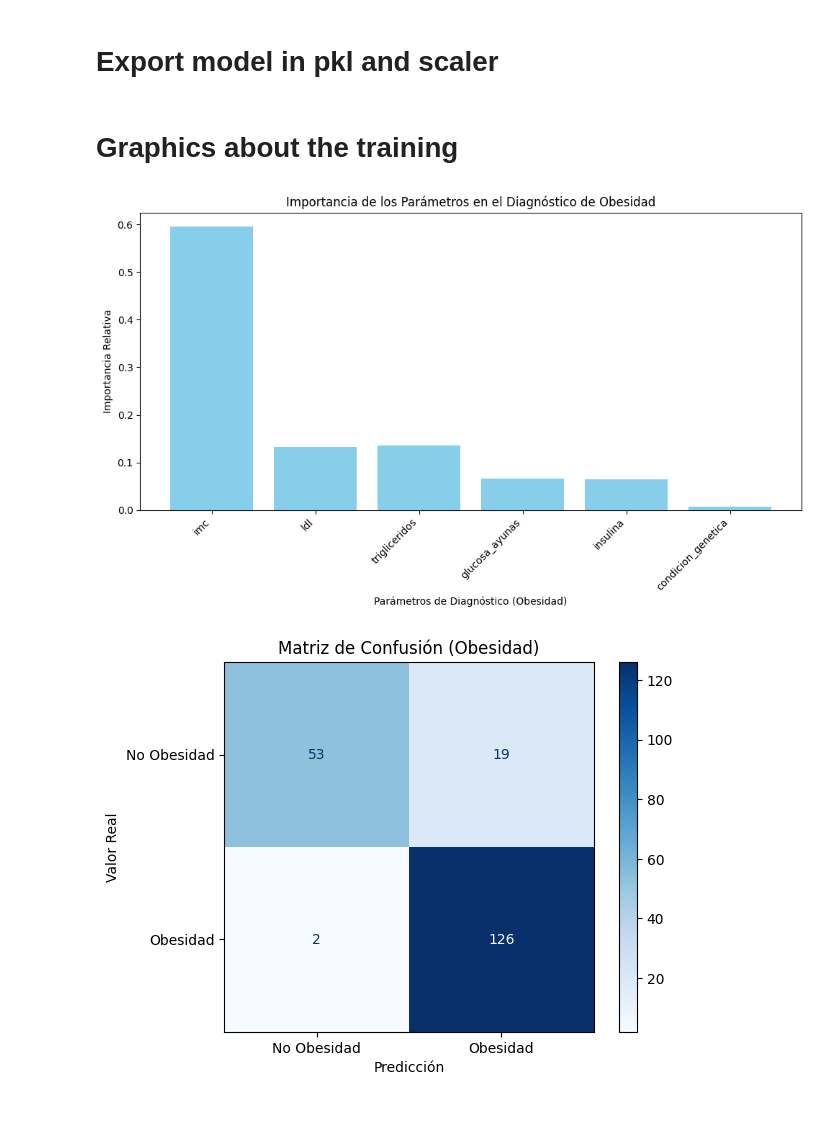
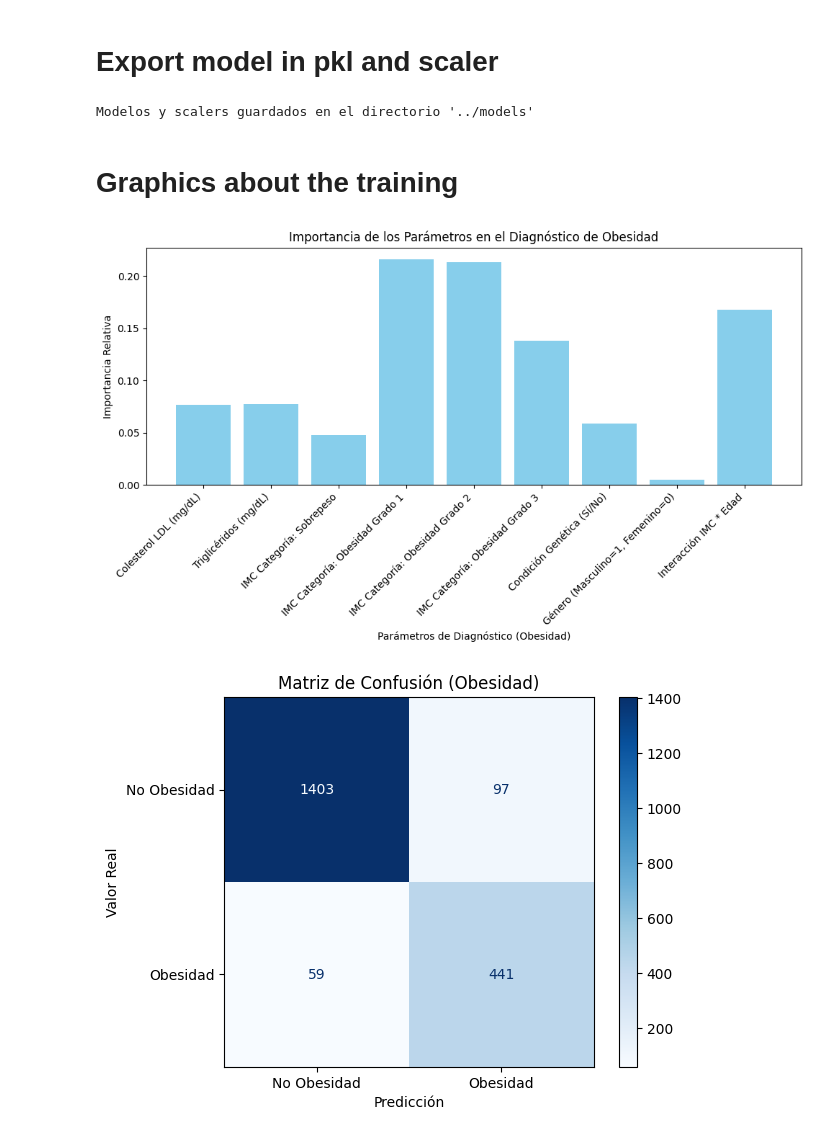
Before and after one commit to angelbl11/ml-preven-ia, a Jupyter notebook: notebooks/preven_ia_obesity_training_model.ipynb, the cells around one changed output. Cells and saved outputs as stored; diff of their text form; code cells hidden in the pictures.

Commit message:
new model training, ep adapted and readme added

```diff
--- a/notebooks/preven_ia_obesity_training_model.ipynb
+++ b/notebooks/preven_ia_obesity_training_model.ipynb
@@ -250,36 +554,42 @@ os.makedirs(MODEL_DIR, exist_ok=True)
 with open(os.path.join(MODEL_DIR, "scaler_obesity.pkl"), "wb") as file:
     pickle.dump(scaler_obesity, file)
 with open(os.path.join(MODEL_DIR, "obesity_model.pkl"), "wb") as file:
-    pickle.dump(obesity_model, file)
+    pickle.dump(best_obesity_model, file)
 
 with open(os.path.join(MODEL_DIR, "scaler_diabetes.pkl"), "wb") as file:
     pickle.dump(scaler_diabetes, file)
 with open(os.path.join(MODEL_DIR, "diabetes_model.pkl"), "wb") as file:
-    pickle.dump(model_diabetes, file)
+    pickle.dump(best_diabetes_model, file)
 
 with open(os.path.join(MODEL_DIR, "scaler_hipertension.pkl"), "wb") as file:
     pickle.dump(scaler_hipertension, file)
 with open(os.path.join(MODEL_DIR, "hipertension_model.pkl"), "wb") as file:
-    pickle.dump(model_hipertension, file)
+    pickle.dump(best_hipertension_model, file)
 
 print(f"Modelos y scalers guardados en el directorio '{MODEL_DIR}'")
+# %% [output]
+Modelos y scalers guardados en el directorio '../models'
 # %% [markdown]
 # Graphics about the training
 # %%
 # --- Importancia de las Características (Obesidad) ---
-feature_importances_obesity = obesity_model.feature_importances_
+feature_importances_obesity = best_obesity_model.feature_importances_
 importance_df_obesity = pd.DataFrame({'feature': features_obesity, 'importance': feature_importances_obesity})
+
 # Priorizar: imc, ldl, trigliceridos; luego el resto
-ordered_features = ['imc', 'ldl', 'trigliceridos']
+ordered_features = ['IMC Categoría: Sobrepeso', 'IMC Categoría: Obesidad Grado 1', 'IMC Categoría: Obesidad Grado 2', 'IMC Categoría: Obesidad Grado 3', 'ldl', 'trigliceridos'] # Use descriptive names for ordering
 ordered_importance = []
-for feat in ordered_features:
-    if feat in importance_df_obesity['feature'].values:
-        ordered_importance.append(importance_df_obesity[importance_df_obesity['feature'] == feat])
+for feat_short_name in ordered_features: # Iterate through short names for ordering
+    if feat_short_name in importance_df_obesity['feature'].values:
+        ordered_importance.append(importance_df_obesity[importance_df_obesity['feature'] == feat_short_name])
 remaining = importance_df_obesity[~importance_df_obesity['feature'].isin(ordered_features)]
 ordered_importance_df = pd.concat(ordered_importance + [remaining], ignore_index=True)
 
+# Get descriptive labels for features
+descriptive_feature_labels_obesity = [feature_name_mapping_obesity.get(feature_short_name, feature_short_name) for feature_short_name in ordered_importance_df['feature']]
+
 plt.figure(figsize=(10,6))
-plt.bar(ordered_importance_df['feature'], ordered_importance_df['importance'], color='skyblue')
+plt.bar(descriptive_feature_labels_obesity, ordered_importance_df['importance'], color='skyblue') # Use descriptive labels here
 plt.xlabel('Parámetros de Diagnóstico (Obesidad)')
 plt.ylabel('Importancia Relativa')
 plt.title('Importancia de los Parámetros en el Diagnóstico de Obesidad')
@@ -308,12 +618,16 @@ plt.show()
 
 
 # --- Importancia de las Características (Diabetes) ---
-feature_importances_diabetes = model_diabetes.feature_importances_
+feature_importances_diabetes = best_diabetes_model.feature_importances_
 importance_df_diabetes = pd.DataFrame({'feature': features_diabetes, 'importance': feature_importances_diabetes})
 importance_df_diabetes = importance_df_diabetes.sort_values(by='importance', ascending=False)
 
+# Get descriptive labels for features
+descriptive_feature_labels_diabetes = [feature_name_mapping_diabetes.get(feature_short_name, feature_short_name) for feature_short_name in importance_df_diabetes['feature']]
+
+
 plt.figure(figsize=(10,6))
-plt.bar(importance_df_diabetes['feature'], importance_df_diabetes['importance'], color='lightcoral')
+plt.bar(descriptive_feature_labels_diabetes, importance_df_diabetes['importance'], color='lightcoral') # Use descriptive labels here
 plt.xlabel('Parámetros de Diagnóstico (Diabetes)')
 plt.ylabel('Importancia Relativa')
 plt.title('Importancia de los Parámetros en el Diagnóstico de Diabetes')
@@ -345,16 +659,17 @@ plt.show()
 
 
 # --- Importancia de las Características (Hipertensión) ---
-feature_importances_hipertension = model_hipertension.feature_importances_
+feature_importances_hipertension = best_hipertension_model.feature_importances_
 feature_names_hipertension = features_hipertension
 importance_df_hipertension = pd.DataFrame({'feature': feature_names_hipertension, 'importance': feature_importances_hipertension})
 
 # Ordenar por importancia y luego priorizar presión arterial, creatinina y LDL
 importance_df_hipertension = importance_df_hipertension.sort_values(by='importance', ascending=False)
-ordered_features_hipertension = ['presion_arterial_sistolica', 'presion_arterial_diastolica', 'creatinina', 'ldl']
+ordered_features_hipertension = ['presion_arterial_sistolica', 'presion_arterial_diastolica', 'creatinina', 'ldl'] # Use short names for ordering, although descriptive would also work now. Using short for consistency
 ordered_importance_hipertension = []
 remaining_features_importance_hipertension = []
 
+# Keeping ordering logic based on short names, but for labels we will use descriptive
 for feature_name in ordered_features_hipertension:
     if feature_name in importance_df_hipertension['feature'].values:
         ordered_importance_hipertension.append(importance_df_hipertension[importance_df_hipertension['feature'] == feature_name])
@@ -362,38 +677,41 @@ for feature_name in ordered_features_hipertension:
 remaining_features_importance_hipertension = importance_df_hipertension[~importance_df_hipertension['feature'].isin(ordered_features_hipertension)]
 ordered_importance_df_hipertension = pd.concat(ordered_importance_hipertension + [remaining_features_importance_hipertension], ignore_index=True)
 
+# Get descriptive labels for features
+descriptive_feature_labels_hipertension = [feature_name_mapping_hipertension.get(feature_short_name, feature_short_name) for feature_short_name in ordered_importance_df_hipertension['feature']]
+
 
 plt.figure(figsize=(10, 6))
-plt.bar(ordered_importance_df_hipertension['feature'], ordered_importance_df_hipertension['importance'], color='lightgreen')
+plt.bar(descriptive_feature_labels_hipertension, ordered_importance_df_hipertension['importance'], color='lightgreen') # Use descriptive labels here
 plt.xlabel('Parámetros de Diagnóstico (Hipertensión)')
 plt.ylabel('Importancia Relativa')
 plt.title('Importancia de los Parámetros en el Diagnóstico de Hipertensión')
 plt.xticks(rotation=45, ha='right')
 plt.tight_layout()
 plt.show()
 
 # --- Matriz de Confusión (Hipertensión) ---
 cm_hipertension = confusion_matrix(y_test_hipertension, y_pred_hipertension_binary)
 disp_hipertension = ConfusionMatrixDisplay(confusion_matrix=cm_hipertension, display_labels=['No Hipertensión', 'Hipertensión'])
 disp_hipertension.plot(cmap=plt.cm.Greens)
 plt.title('Matriz de Confusión (Hipertensión)')
 plt.xlabel('Predicción')
 plt.ylabel('Valor Real')
 plt.show()
 
 
 # --- Curva ROC y AUC (Hipertensión) ---
 fpr_hipertension, tpr_hipertension, _ = roc_curve(y_test_hipertension, y_pred_prob_hipertension)
 roc_auc_hipertension = auc(fpr_hipertension, tpr_hipertension)
 
 plt.figure(figsize=(8, 6))
 plt.plot(fpr_hipertension, tpr_hipertension, color='limegreen', lw=2, label=f'Curva ROC (AUC = {roc_auc_hipertension:.2f})')
 plt.plot([0, 1], [0, 1], color='navy', lw=2, linestyle='--')
 plt.xlabel('Tasa de Falsos Positivos')
 plt.ylabel('Tasa de Verdaderos Positivos')
 plt.title('Curva ROC para el Modelo de Hipertensión')
 plt.legend(loc="lower right")
 plt.show()
 # %% [output]
-[figure, old version]
+[figure, new version]
-[figure, old version]
+[figure, new version]
```
Also changed, not shown: parts of 7 cells of this notebook, 8 other files.
